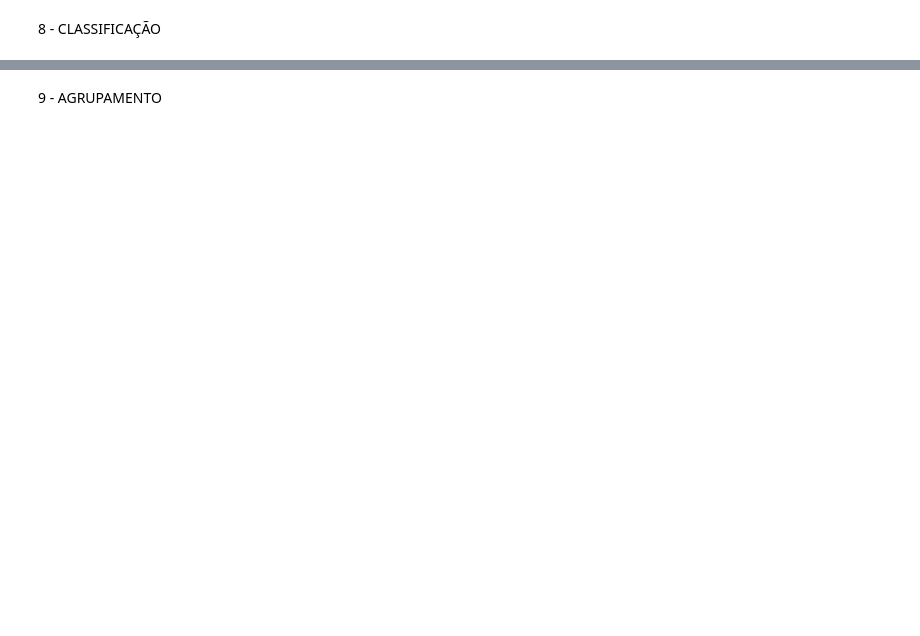
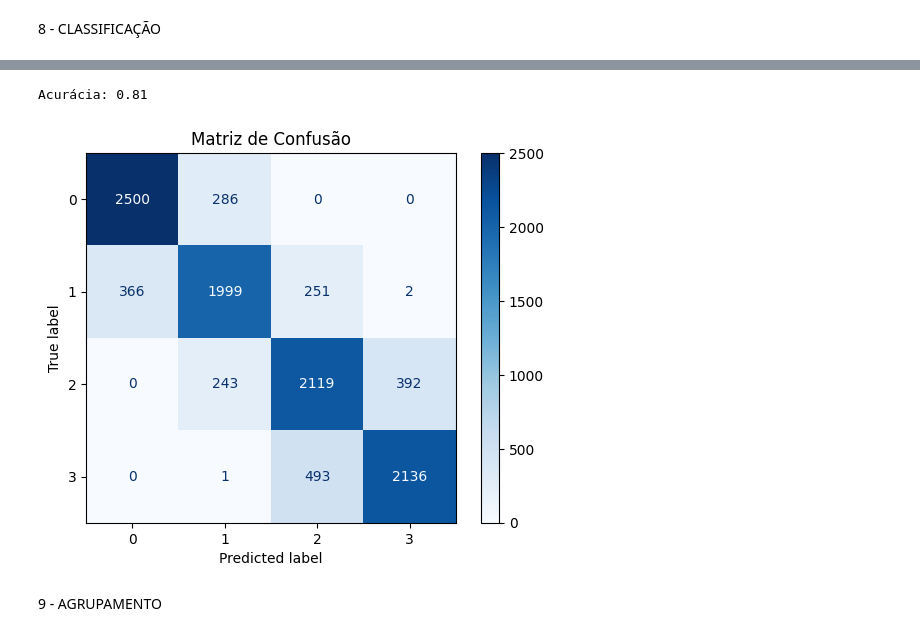
Before and after one commit to fabiofonv/cursoUspCdD, a Jupyter notebook: atividade.ipynb, the cells around one changed output, grey strips where cells are left out. Saved outputs shown, nothing was run; the diff lists cells and outputs as text; code cells hidden in the pictures; blank space fills up the shorter version.

```diff
--- a/atividade.ipynb
+++ b/atividade.ipynb
@@ -513,0 +521,3 @@ plt.show()
+# %%
+ds2 = sns.load_dataset("diamonds")
+ds2
@@ -513,0 +538,7 @@ plt.show()
+# %%
+scaler = StandardScaler()
+ds2['carat_scaled'] = scaler.fit_transform(ds2[['carat']])
+ds2['cut_encoded'] = LabelEncoder().fit_transform(ds2['cut'])
+ds2['color_encoded'] = LabelEncoder().fit_transform(ds2['color'])
+
+ds2['price_class'] = pd.qcut(ds2['price'], q=4, labels=[0, 1, 2, 3])
@@ -514,2 +559,25 @@ plt.show()
+# %%
+X = ds2[['carat_scaled', 'cut_encoded', 'color_encoded']]
+y = ds2['price_class']
+
+X_train, X_test, y_train, y_test = train_test_split(X, y, test_size=0.2, random_state=42)
+# %%
+model = LogisticRegression()
+model.fit(X_train, y_train)
+
+y_pred = model.predict(X_test)
+# %%
+accuracy = accuracy_score(y_test, y_pred)
+print(f'Acurácia: {accuracy:.2f}')
+
+cm = confusion_matrix(y_test, y_pred)
+
+disp = ConfusionMatrixDisplay(confusion_matrix=cm)
+disp.plot(cmap=plt.cm.Blues)
+plt.title('Matriz de Confusão')
+plt.show()
+# %% [output]
+Acurácia: 0.81
+[figure, added]
 # %% [markdown]
 9 - AGRUPAMENTO
```
Also changed, not shown: parts of 9 cells of this notebook, 18 other files.
